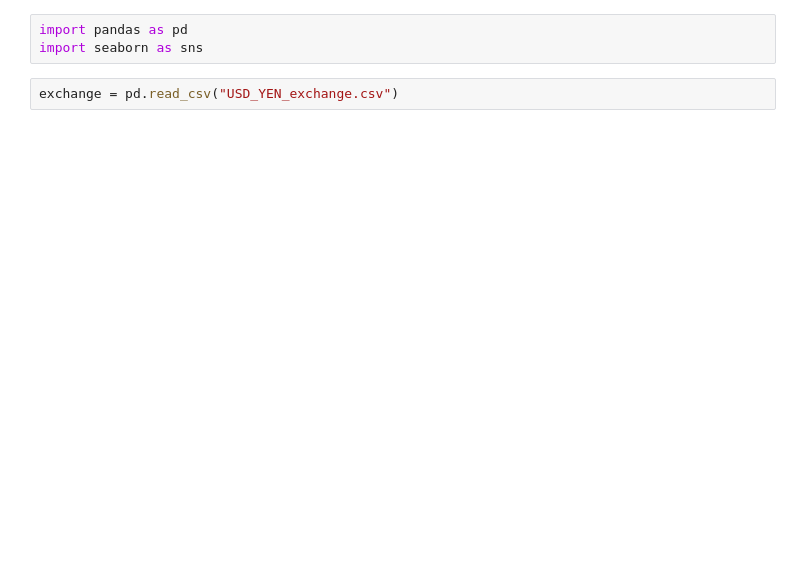
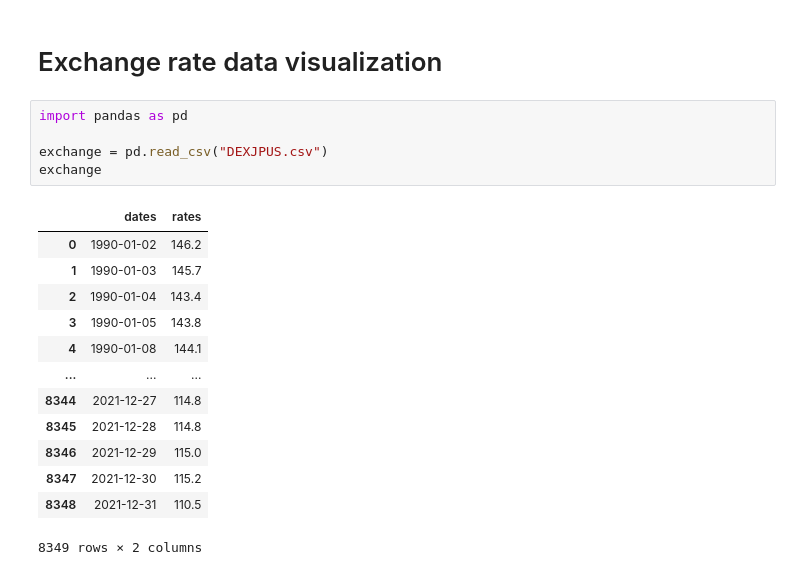
Before and after one commit to K0725/ExchangeRate_Analysis, a Jupyter notebook: group_project/USD_YEN_exchange_rate.ipynb, the cells around one changed output. Drawn from its saved outputs; the diff is of its cells as text; blank space fills up the shorter version.

```diff
--- a/group_project/USD_YEN_exchange_rate.ipynb
+++ b/group_project/USD_YEN_exchange_rate.ipynb
@@ -1,6 +1,22 @@
-# %%
-import pandas as pd
-import seaborn as sns
+# %% [markdown]
+# Exchange rate data visualization
 # %%
-exchange = pd.read_csv("USD_YEN_exchange.csv")
+import pandas as pd
+
+exchange = pd.read_csv("DEXJPUS.csv")
+exchange
+# %% [output]
+|  | dates | rates |
+| 0 | 1990-01-02 | 146.2 |
+| 1 | 1990-01-03 | 145.7 |
+| 2 | 1990-01-04 | 143.4 |
+| 3 | 1990-01-05 | 143.8 |
+| 4 | 1990-01-08 | 144.1 |
+| ... | ... | ... |
+| 8344 | 2021-12-27 | 114.8 |
+| 8345 | 2021-12-28 | 114.8 |
+| 8346 | 2021-12-29 | 115.0 |
+| 8347 | 2021-12-30 | 115.2 |
+| 8348 | 2021-12-31 | 110.5 |
+8349 rows × 2 columns
 # %%
```
Also changed, not shown: parts of 2 cells of this notebook, 5 other files.
